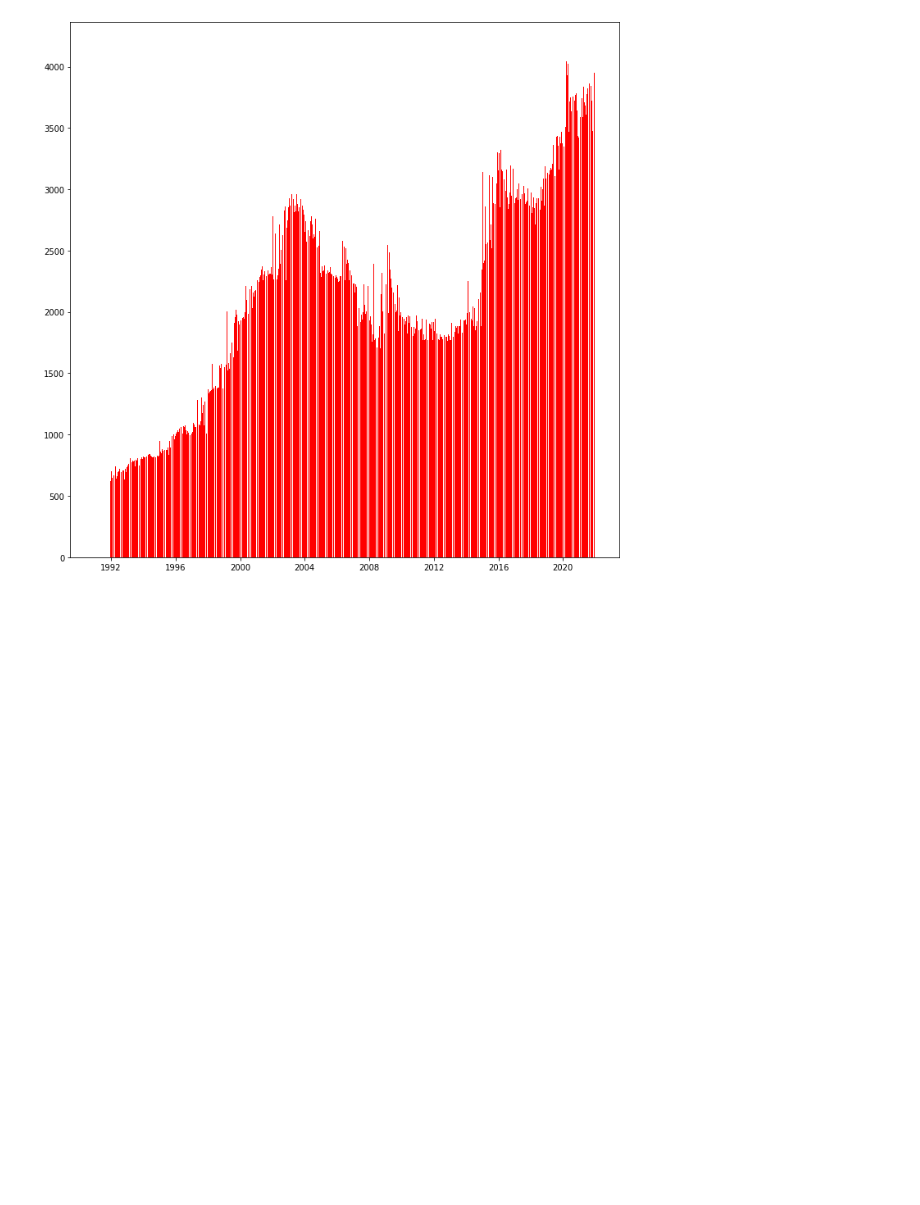
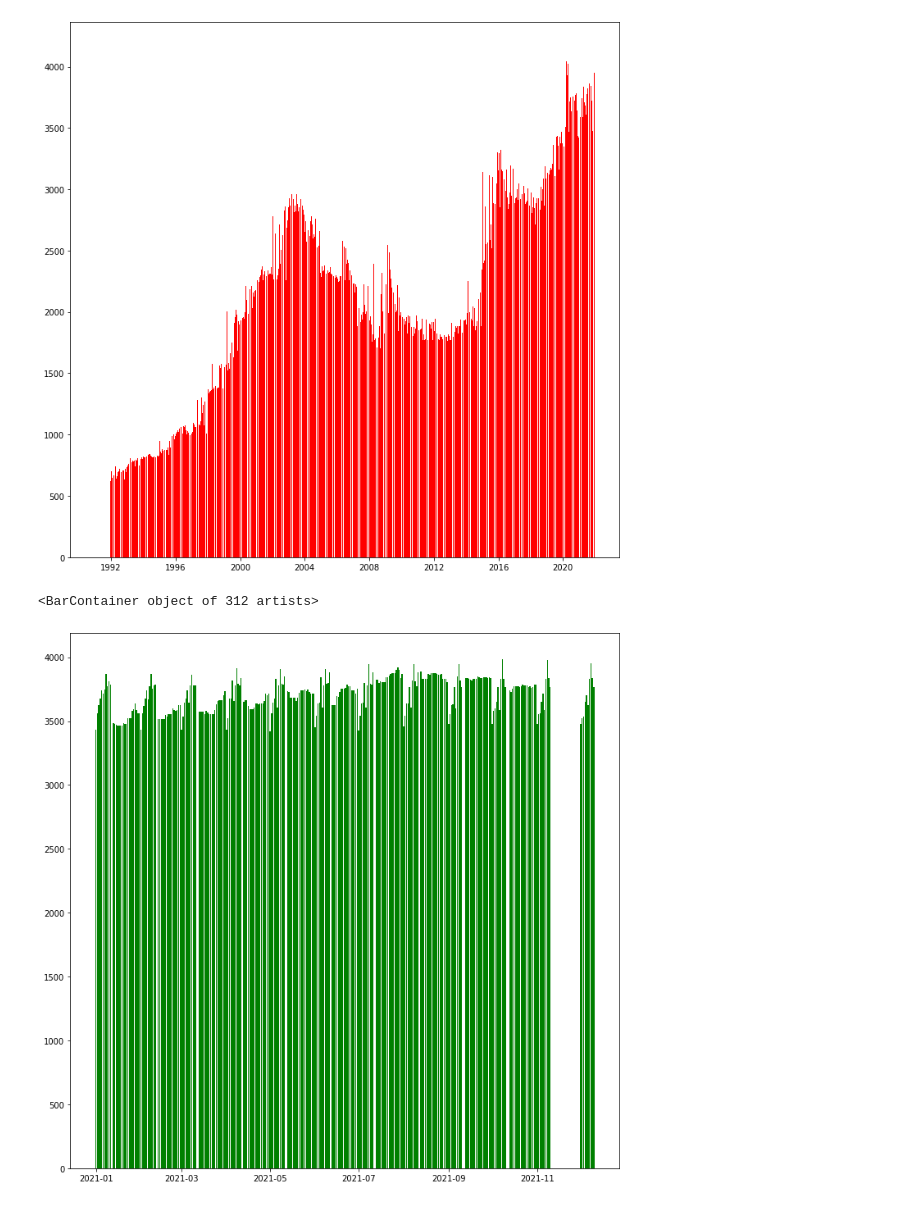
Before and after one commit to AngieCat26/MujeresDigitales, a Jupyter notebook: proyecto.ipynb, the cells around one changed output. Cells and saved outputs as stored; diff of their text form; code cells hidden in the pictures; blank space fills up the shorter version.

```diff
--- a/proyecto.ipynb
+++ b/proyecto.ipynb
@@ -82,3 +82,10 @@ plt.bar(df['Fecha'],df['TRM'], color = 'red')
 # %% [output]
 <BarContainer object of 10940 artists>
 [figure]
+# %%
+df = df[df.Fecha.dt.year == 2021]
+plt.figure(figsize=(12,12))
+plt.bar(df['Fecha'],df['TRM'], color = 'green')
+# %% [output]
+<BarContainer object of 312 artists>
+[figure, added]
```
Also changed, not shown: parts of 3 cells of this notebook.
